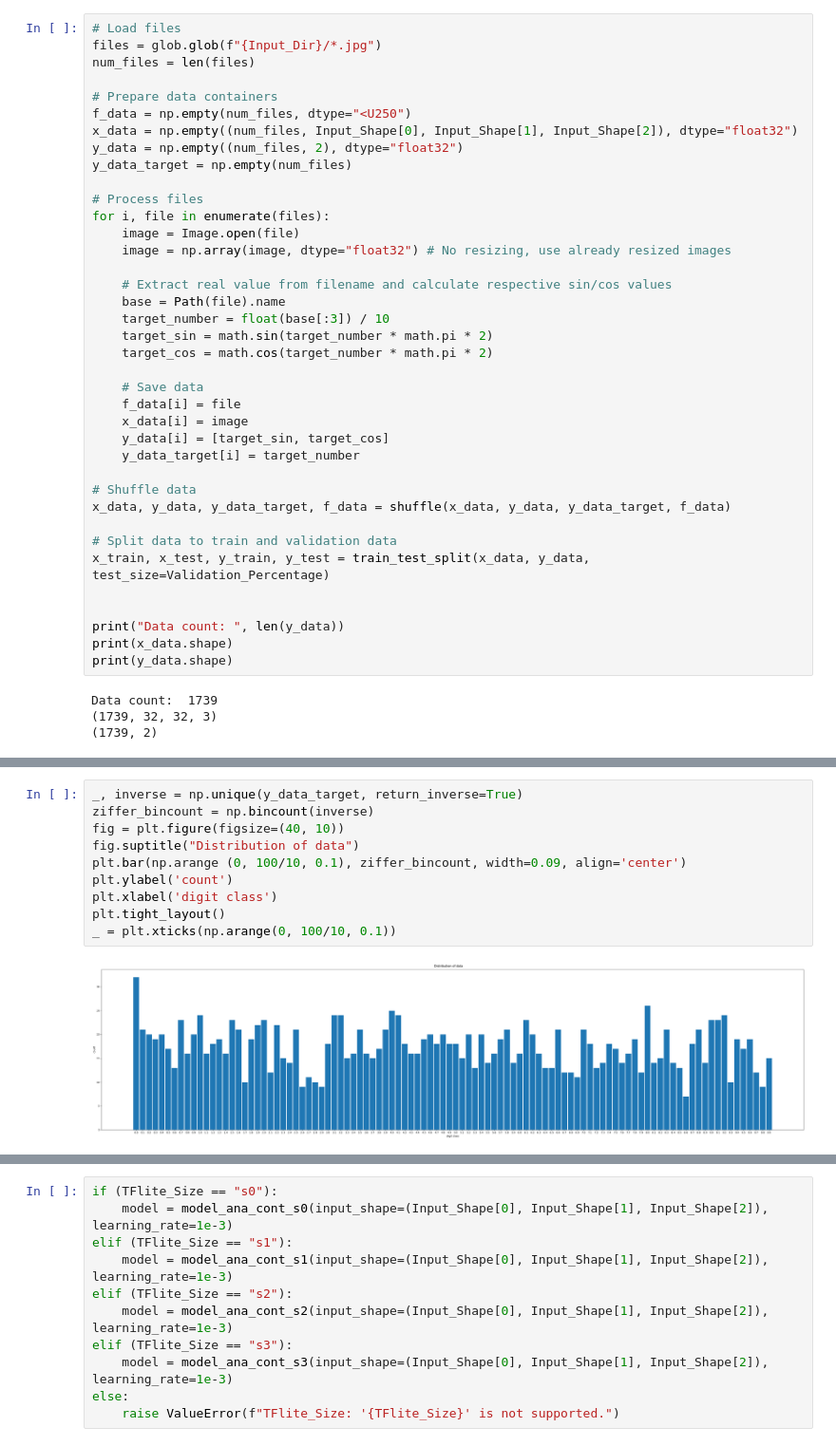
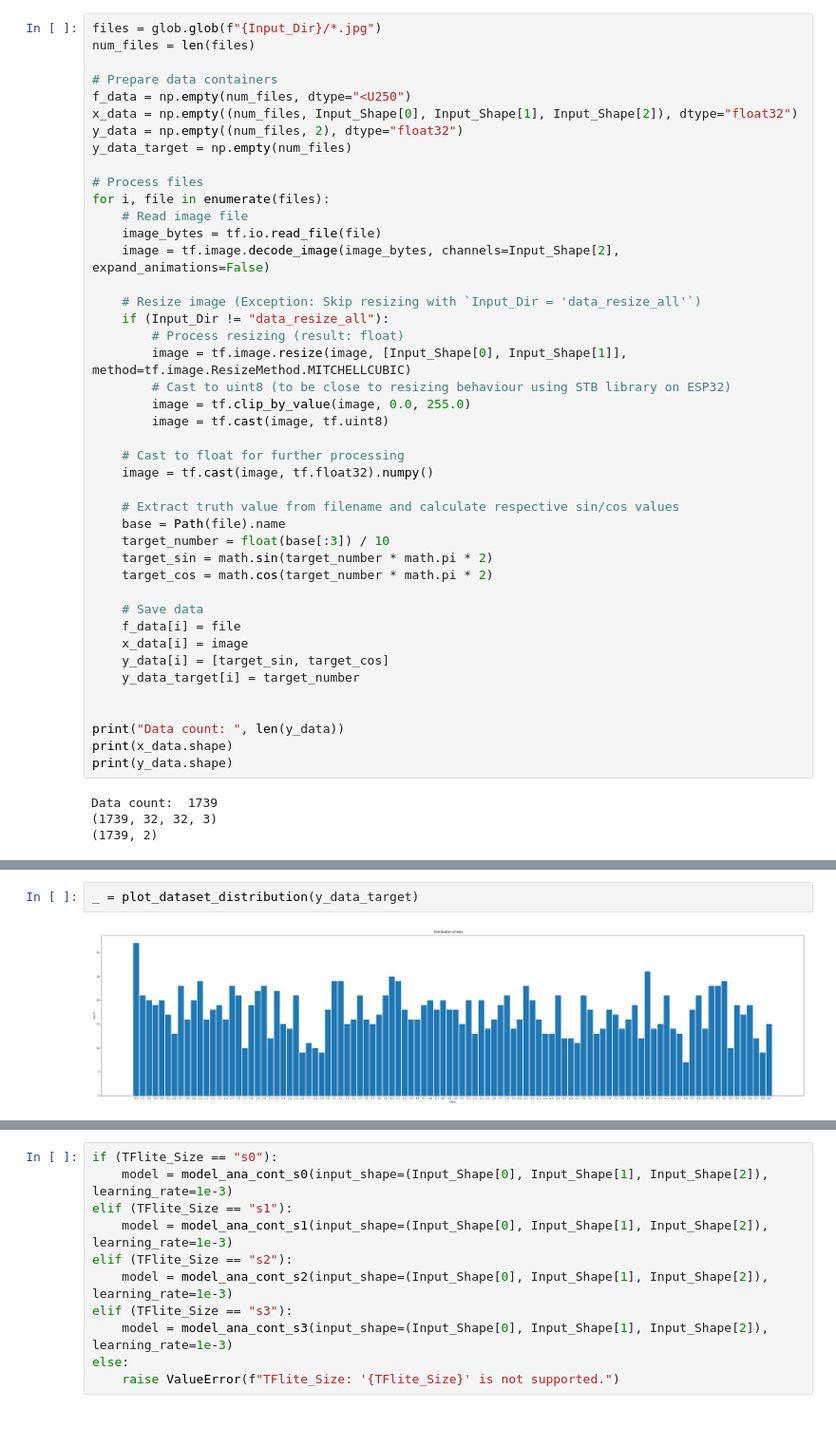
Before and after one commit to Slider0007/neural-network-analog-needle-readout, a Jupyter notebook: models/ana-cont/training_details/ana-cont_1710_s0/02_Train-CNN_ana-cont_1710_s0_result.ipynb, the cells around one changed output, grey strips where cells are left out. Shown at 95% size. Cells and saved outputs as stored; diff of their text form.

```diff
--- a/models/ana-cont/training_details/ana-cont_1710_s0/02_Train-CNN_ana-cont_1710_s0_result.ipynb
+++ b/models/ana-cont/training_details/ana-cont_1710_s0/02_Train-CNN_ana-cont_1710_s0_result.ipynb
@@ -124,7 +130,6 @@ To enable the following instructions: AVX2 FMA, in other operations, rebuild Ten
 * The last step is a shuffle (from sklearn.utils) as the filenames are on order due to the encoding of the expected analog readout in the filename
 * Split dataset into training and validation parts
 # %%
-# Load files
 files = glob.glob(f"{Input_Dir}/*.jpg")
 num_files = len(files)
 
@@ -136,10 +141,22 @@ y_data_target = np.empty(num_files)
 
 # Process files
 for i, file in enumerate(files):
-    image = Image.open(file)
-    image = np.array(image, dtype="float32") # No resizing, use already resized images
+    # Read image file
+    image_bytes = tf.io.read_file(file)
+    image = tf.image.decode_image(image_bytes, channels=Input_Shape[2], expand_animations=False)
 
-    # Extract real value from filename and calculate respective sin/cos values
+    # Resize image (Exception: Skip resizing with `Input_Dir = 'data_resize_all'`)
+    if (Input_Dir != "data_resize_all"):
+        # Process resizing (result: float)
+        image = tf.image.resize(image, [Input_Shape[0], Input_Shape[1]], method=tf.image.ResizeMethod.MITCHELLCUBIC)
+        # Cast to uint8 (to be close to resizing behaviour using STB library on ESP32)
+        image = tf.clip_by_value(image, 0.0, 255.0)
+        image = tf.cast(image, tf.uint8)
+
+    # Cast to float for further processing
+    image = tf.cast(image, tf.float32).numpy()
+
+    # Extract truth value from filename and calculate respective sin/cos values
     base = Path(file).name
     target_number = float(base[:3]) / 10
     target_sin = math.sin(target_number * math.pi * 2)
@@ -151,12 +168,6 @@ for i, file in enumerate(files):
     y_data[i] = [target_sin, target_cos]
     y_data_target[i] = target_number
 
-# Shuffle data
-x_data, y_data, y_data_target, f_data = shuffle(x_data, y_data, y_data_target, f_data)
-
-# Split data to train and validation data
-x_train, x_test, y_train, y_test = train_test_split(x_data, y_data, test_size=Validation_Percentage)
-
 
 print("Data count: ", len(y_data))
 print(x_data.shape)
@@ -170,17 +181,9 @@ Data count:  1739
 
 Uneven distribution of data can lead to poorer results.
-# %%
-_, inverse = np.unique(y_data_target, return_inverse=True)
-ziffer_bincount = np.bincount(inverse)
-fig = plt.figure(figsize=(40, 10))
-fig.suptitle("Distribution of data")
-plt.bar(np.arange (0, 100/10, 0.1), ziffer_bincount, width=0.09, align='center')
-plt.ylabel('count')
-plt.xlabel('digit class')
-plt.tight_layout()
-_ = plt.xticks(np.arange(0, 100/10, 0.1))
-# %% [output]
-[figure, removed]
+# %%
+_ = plot_dataset_distribution(y_data_target)
+# %% [output]
+[figure, added]
 # %% [markdown]
 ### Model Definition
 
```
Also changed, not shown: parts of 19 cells of this notebook, 8 other files.
